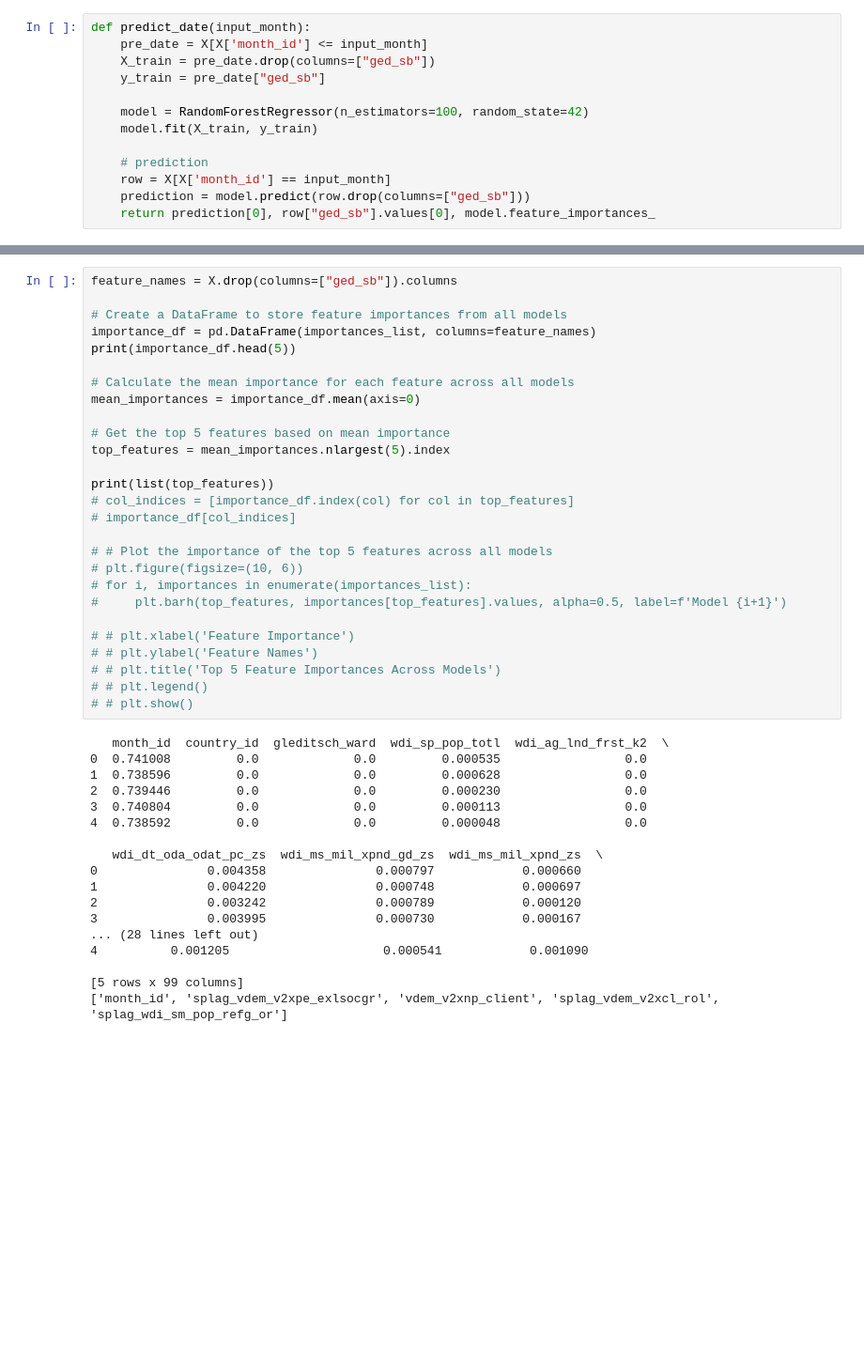
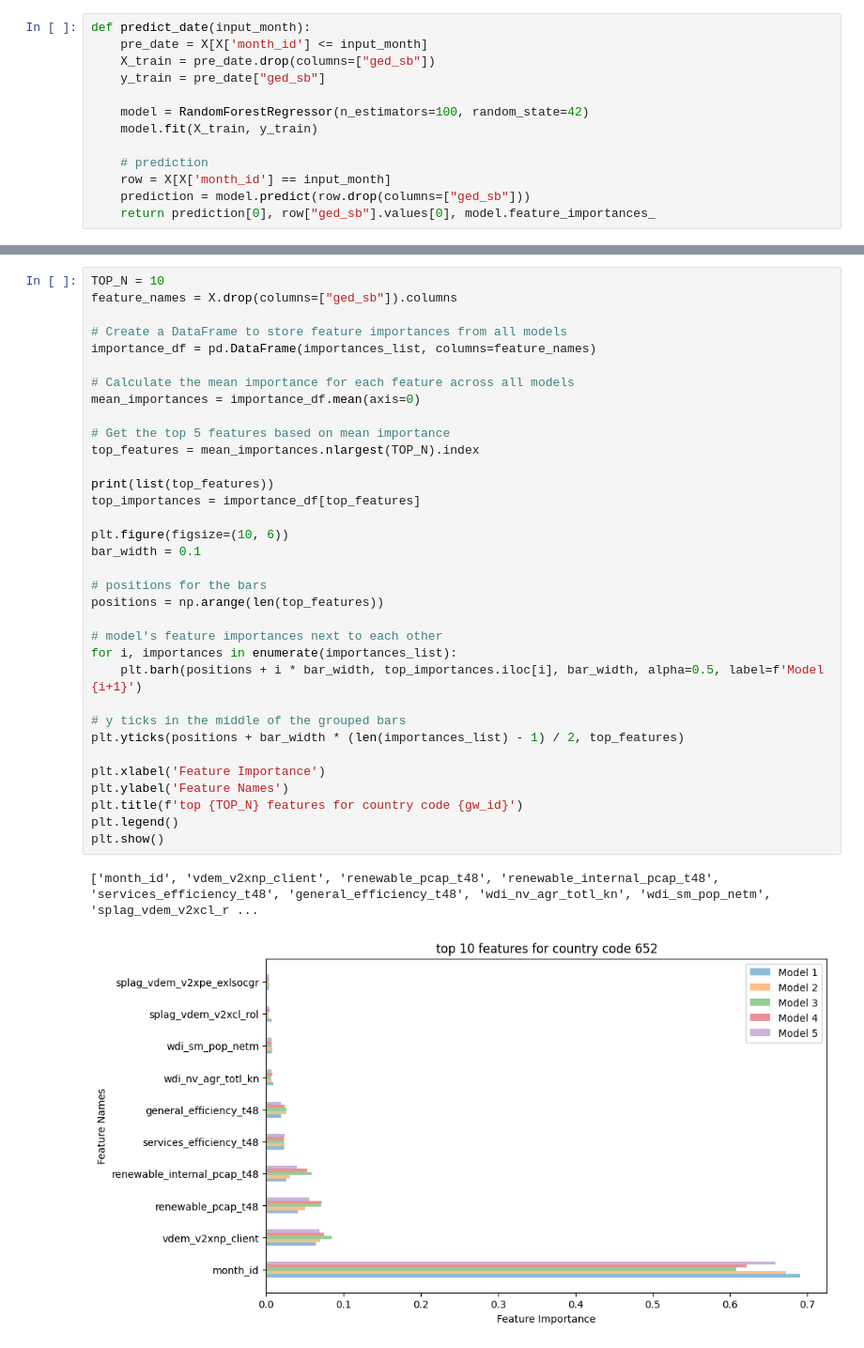
Before and after one commit to kaylanhua/conflicts, a Jupyter notebook: random_forest/views_rf.ipynb, the cells around one changed output, grey strips where cells are left out. Shown at 94% size. Drawn from its saved outputs; the diff is of its cells as text; blank space fills up the shorter version.

```diff
--- a/random_forest/views_rf.ipynb
+++ b/random_forest/views_rf.ipynb
@@ -83,48 +72,40 @@ plt.show()
 # %%
+TOP_N = 10
 feature_names = X.drop(columns=["ged_sb"]).columns
 
 # Create a DataFrame to store feature importances from all models
 importance_df = pd.DataFrame(importances_list, columns=feature_names)
-print(importance_df.head(5))
 
 # Calculate the mean importance for each feature across all models
 mean_importances = importance_df.mean(axis=0)
 
 # Get the top 5 features based on mean importance
-top_features = mean_importances.nlargest(5).index
+top_features = mean_importances.nlargest(TOP_N).index
 
 print(list(top_features))
-# col_indices = [importance_df.index(col) for col in top_features]
-# importance_df[col_indices]
+top_importances = importance_df[top_features]
 
-# # Plot the importance of the top 5 features across all models
-# plt.figure(figsize=(10, 6))
-# for i, importances in enumerate(importances_list):
-#     plt.barh(top_features, importances[top_features].values, alpha=0.5, label=f'Model {i+1}')
+plt.figure(figsize=(10, 6))
+bar_width = 0.1
 
-# # plt.xlabel('Feature Importance')
-# # plt.ylabel('Feature Names')
-# # plt.title('Top 5 Feature Importances Across Models')
-# # plt.legend()
-# # plt.show()
+# positions for the bars
+positions = np.arange(len(top_features))
+
+# model's feature importances next to each other
+for i, importances in enumerate(importances_list):
+    plt.barh(positions + i * bar_width, top_importances.iloc[i], bar_width, alpha=0.5, label=f'Model {i+1}')
+
+# y ticks in the middle of the grouped bars
+plt.yticks(positions + bar_width * (len(importances_list) - 1) / 2, top_features)
+
+plt.xlabel('Feature Importance')
+plt.ylabel('Feature Names')
+plt.title(f'top {TOP_N} features for country code {gw_id}')
+plt.legend()
+plt.show()
 # %% [output]
-   month_id  country_id  gleditsch_ward  wdi_sp_pop_totl  wdi_ag_lnd_frst_k2  \
-0  0.741008         0.0             0.0         0.000535                 0.0
-1  0.738596         0.0             0.0         0.000628                 0.0
-2  0.739446         0.0             0.0         0.000230                 0.0
-3  0.740804         0.0             0.0         0.000113                 0.0
-4  0.738592         0.0             0.0         0.000048                 0.0
-
-   wdi_dt_oda_odat_pc_zs  wdi_ms_mil_xpnd_gd_zs  wdi_ms_mil_xpnd_zs  \
-0               0.004358               0.000797            0.000660
-1               0.004220               0.000748            0.000697
-2               0.003242               0.000789            0.000120
-3               0.003995               0.000730            0.000167
-... (28 lines left out)
-4          0.001205                     0.000541            0.001090
-
-[5 rows x 99 columns]
-['month_id', 'splag_vdem_v2xpe_exlsocgr', 'vdem_v2xnp_client', 'splag_vdem_v2xcl_rol', 'splag_wdi_sm_pop_refg_or']
+['month_id', 'vdem_v2xnp_client', 'renewable_pcap_t48', 'renewable_internal_pcap_t48', 'services_efficiency_t48', 'general_efficiency_t48', 'wdi_nv_agr_totl_kn', 'wdi_sm_pop_netm', 'splag_vdem_v2xcl_r ...
+[figure, added]
 # %%
 dates_to_predict = X['month_id'].values[100:]
 
```
Also changed, not shown: parts of 6 cells of this notebook.
